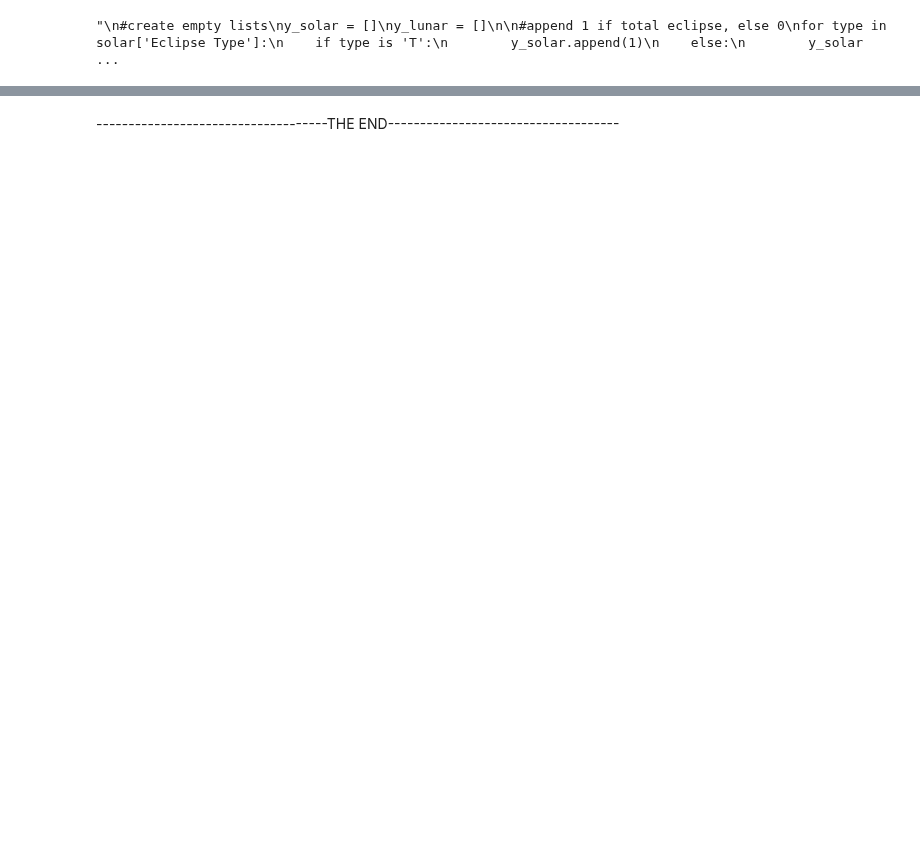
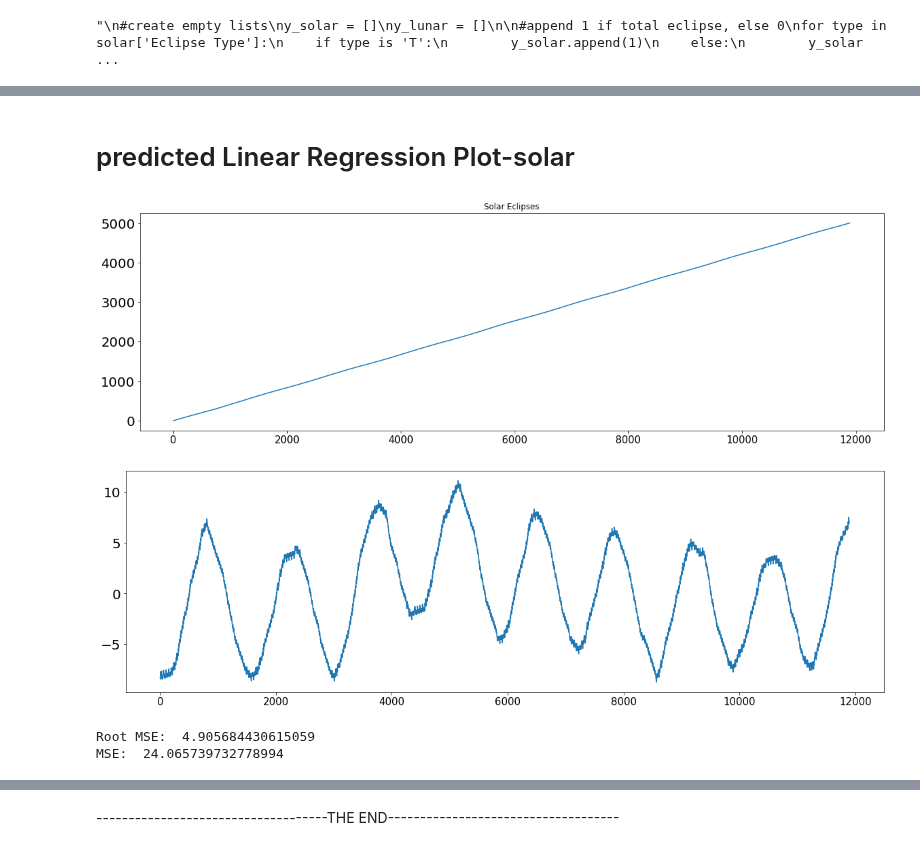
Before and after one commit to rachelraikar/Capstone1-Eclipses, a Jupyter notebook: Solar-and-Lunar-Eclipse-Capstone.ipynb, the cells around one changed output, grey strips where cells are left out. Cells and saved outputs as stored; diff of their text form; code cells hidden in the pictures; blank space fills up the shorter version.

```diff
--- a/Solar-and-Lunar-Eclipse-Capstone.ipynb
+++ b/Solar-and-Lunar-Eclipse-Capstone.ipynb
@@ -666,0 +673,42 @@ _ = plt.show()
+# %% [markdown]
+# predicted Linear Regression Plot-solar
+# %%
+from sklearn.linear_model import LinearRegression
+from sklearn.metrics import mean_squared_error
+
+#create Linear Regression model
+lr_solar = LinearRegression()
+
+#fit the model to the solar eclipse data
+lr_solar.fit(x_solar.reshape(-1, 1), y_solar)
+
+#predict the eclipses
+y_predicted = lr_solar.predict(x_solar.reshape(-1, 1))
+
+#compute difference between predicted and actual
+y_diff = y_predicted - y_solar
+
+
+#plots the predicted data with x:star index, and y:years from start date
+_ = plt.plot(x_solar, y_solar)
+_ = plt.title('Solar Eclipses')
+_ = plt.show()
+import math
+
+#plots the difference between the predicted and actual
+_ = plt.plot(x_solar, y_diff)
+#cos_x = [-10 * math.cos(val/180) for val in x_solar]
+#_ = plt.plot(x_solar, cos_x)
+_ = plt.show()
+
+print('Root MSE: ', np.sqrt(mean_squared_error(y_solar, y_predicted)))
+print('MSE: ', mean_squared_error(y_solar, y_predicted))
+
+#y_predicted_new = y_predicted - cos_x
+#_ = plt.plot(x_solar, y_predicted_new)
+#print('MSE: ', mean_squared_error(y_solar, y_predicted_new))
+# %% [output]
+[figure, added]
+[figure, added]
+Root MSE:  4.905684430615059
+MSE:  24.065739732778994
```
Also changed, not shown: parts of 25 cells of this notebook.
